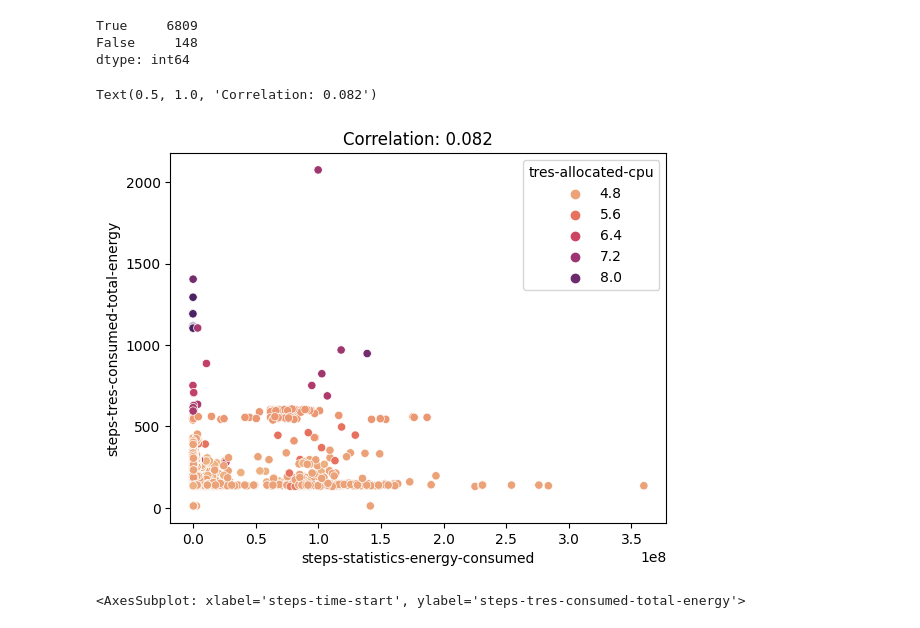
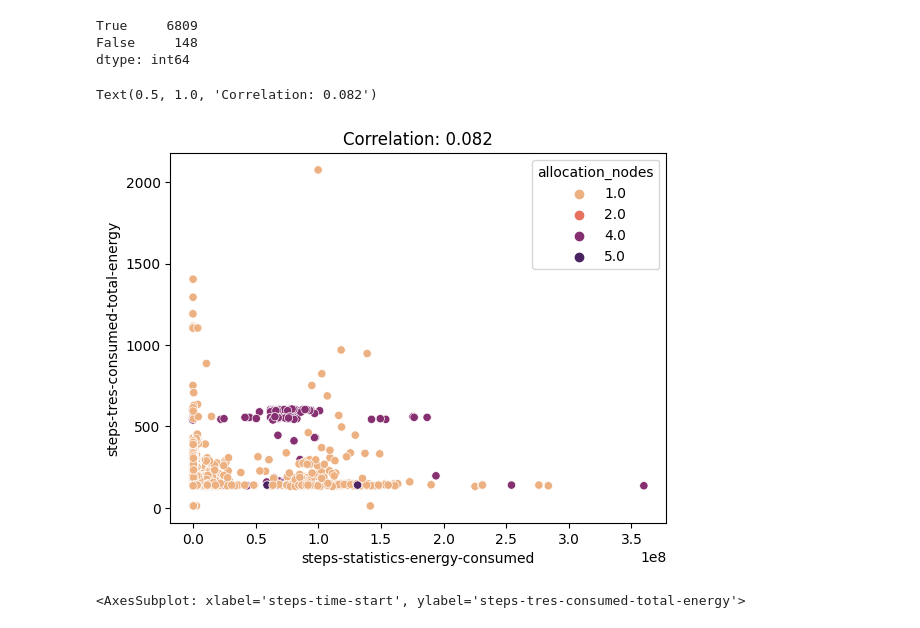
Before and after one commit to admire-eurohpc/AnomalyDetection, a Jupyter notebook: notebooks/visualization.ipynb, the cells around one changed output. Cells and saved outputs as stored; diff of their text form; code cells hidden in the pictures.

```diff
--- a/notebooks/visualization.ipynb
+++ b/notebooks/visualization.ipynb
@@ -53,20 +73,20 @@ dtype: int64
 # %%
 x = 'steps-statistics-energy-consumed'
 y = 'steps-tres-consumed-total-energy'
-hue =  np.log2(df['tres-allocated-cpu'])
+hue =  df['allocation_nodes']
 correlation_xy = np.corrcoef(df[x], df[y])[0,1]
 
 sns.scatterplot(data=df,
                 x=x,
                 y=y,
                 hue=hue,
                 palette='flare'
                 )
 
 plt.title(f'Correlation: {correlation_xy:.3f}')
 # %% [output]
 Text(0.5, 1.0, 'Correlation: 0.082')
-[figure, old version]
+[figure, new version]
 # %%
 sns.scatterplot(data=df, x='steps-time-start', y='steps-tres-consumed-total-energy', hue='steps-time-elapsed')
 # %% [output]
```
Also changed, not shown: parts of 9 cells of this notebook, 9 other files.
